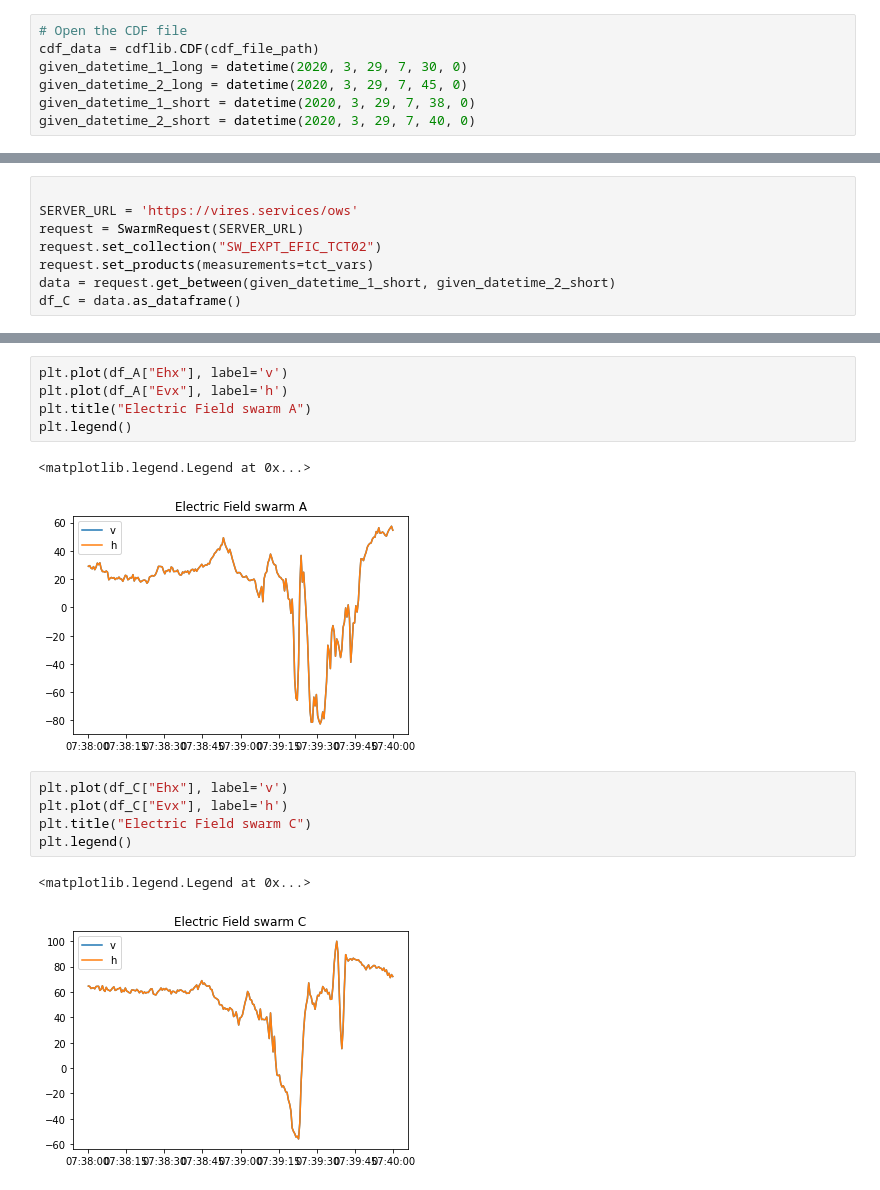
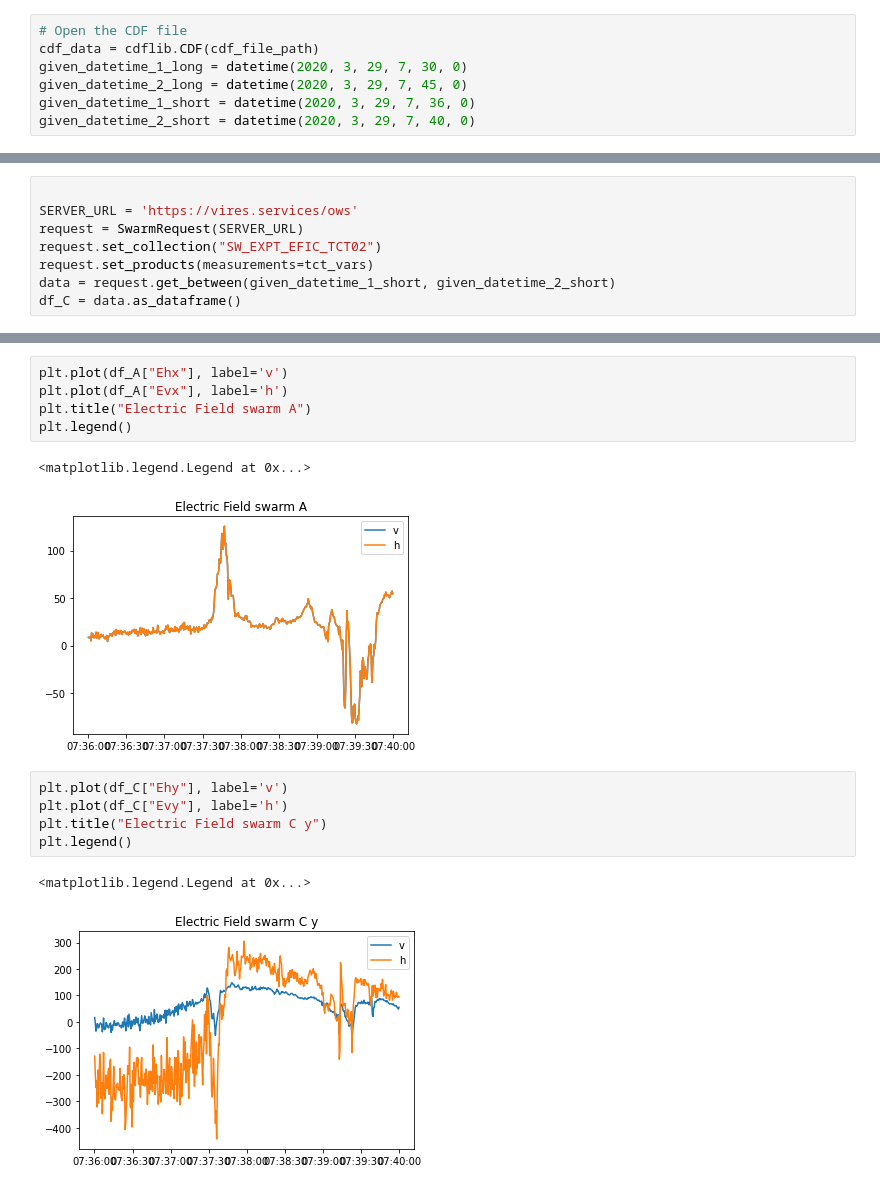
Before and after one commit to CassandraAuri/Physics_Work, a Jupyter notebook: tracisEvent3.ipynb, the cells around one changed output, grey strips where cells are left out. Drawn from its saved outputs; the diff is of its cells as text.

```diff
--- a/tracisEvent3.ipynb
+++ b/tracisEvent3.ipynb
@@ -21,7 +21,7 @@ cdf_file_path = r'C:\Users\1101w\Documents\GitHub\Physics_Work\tracisfolder\SW_O
 cdf_data = cdflib.CDF(cdf_file_path)
 given_datetime_1_long = datetime(2020, 3, 29, 7, 30, 0)
 given_datetime_2_long = datetime(2020, 3, 29, 7, 45, 0)
-given_datetime_1_short = datetime(2020, 3, 29, 7, 38, 0)
+given_datetime_1_short = datetime(2020, 3, 29, 7, 36, 0)
 given_datetime_2_short = datetime(2020, 3, 29, 7, 40, 0)
 # %%
 
@@ -188,12 +234,12 @@ plt.title("Electric Field swarm A")
 plt.legend()
 # %% [output]
 <matplotlib.legend.Legend at 0x...>
-[figure, old version]
+[figure, new version]
 # %%
-plt.plot(df_C["Ehx"], label='v')
-plt.plot(df_C["Evx"], label='h')
-plt.title("Electric Field swarm C")
+plt.plot(df_C["Ehy"], label='v')
+plt.plot(df_C["Evy"], label='h')
+plt.title("Electric Field swarm C y")
 plt.legend()
 # %% [output]
 <matplotlib.legend.Legend at 0x...>
-[figure, old version]
+[figure, new version]
```
Also changed, not shown: parts of 20 cells of this notebook, 3 other files.
